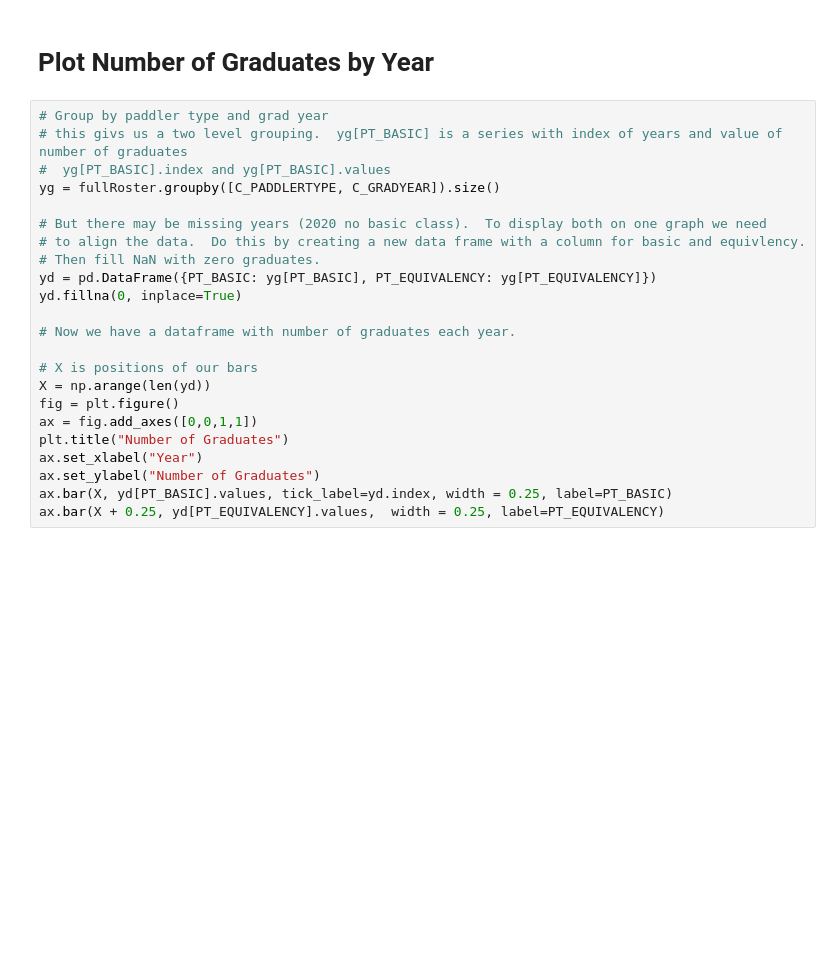
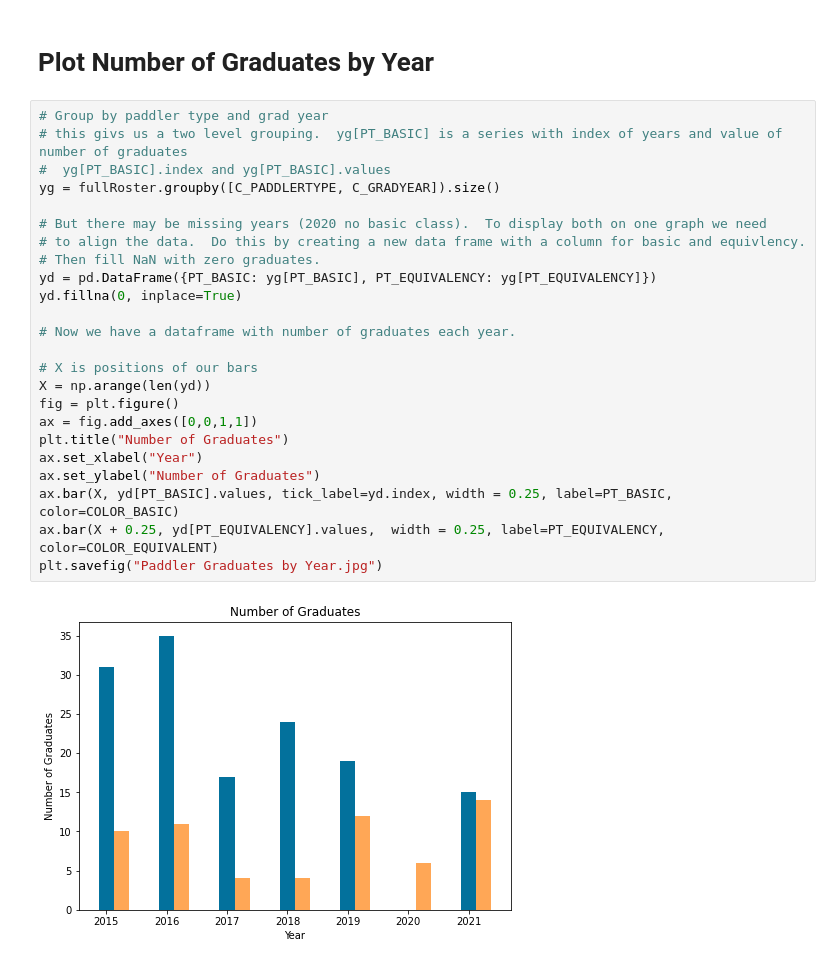
Before and after one commit to tomunger/mountaineersdata, a Jupyter notebook: paddleractivity.ipynb, the cells around one changed output. Drawn from its saved outputs; the diff is of its cells as text; blank space fills up the shorter version.

```diff
--- a/paddleractivity.ipynb
+++ b/paddleractivity.ipynb
@@ -231,23 +252,26 @@ plt.title("Years of engagement")
 # %%
 # Group by paddler type and grad year
 # this givs us a two level grouping.  yg[PT_BASIC] is a series with index of years and value of number of graduates
 #  yg[PT_BASIC].index and yg[PT_BASIC].values
 yg = fullRoster.groupby([C_PADDLERTYPE, C_GRADYEAR]).size()
 
 # But there may be missing years (2020 no basic class).  To display both on one graph we need
 # to align the data.  Do this by creating a new data frame with a column for basic and equivlency.
 # Then fill NaN with zero graduates.
 yd = pd.DataFrame({PT_BASIC: yg[PT_BASIC], PT_EQUIVALENCY: yg[PT_EQUIVALENCY]})
 yd.fillna(0, inplace=True)
 
 # Now we have a dataframe with number of graduates each year.
 
 # X is positions of our bars
 X = np.arange(len(yd))
 fig = plt.figure()
 ax = fig.add_axes([0,0,1,1])
 plt.title("Number of Graduates")
 ax.set_xlabel("Year")
 ax.set_ylabel("Number of Graduates")
-ax.bar(X, yd[PT_BASIC].values, tick_label=yd.index, width = 0.25, label=PT_BASIC)
-ax.bar(X + 0.25, yd[PT_EQUIVALENCY].values,  width = 0.25, label=PT_EQUIVALENCY)
+ax.bar(X, yd[PT_BASIC].values, tick_label=yd.index, width = 0.25, label=PT_BASIC, color=COLOR_BASIC)
+ax.bar(X + 0.25, yd[PT_EQUIVALENCY].values,  width = 0.25, label=PT_EQUIVALENCY, color=COLOR_EQUIVALENT)
+plt.savefig("Paddler Graduates by Year.jpg")
+# %% [output]
+[figure, added]
```
Also changed, not shown: parts of 9 cells of this notebook.
